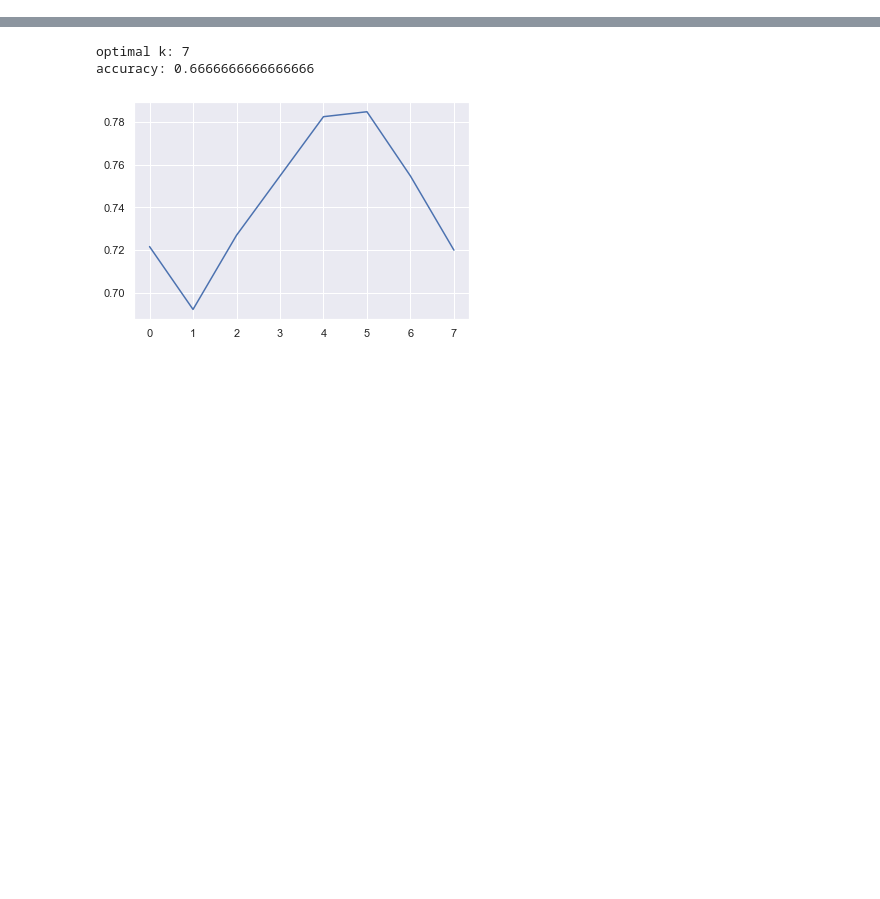
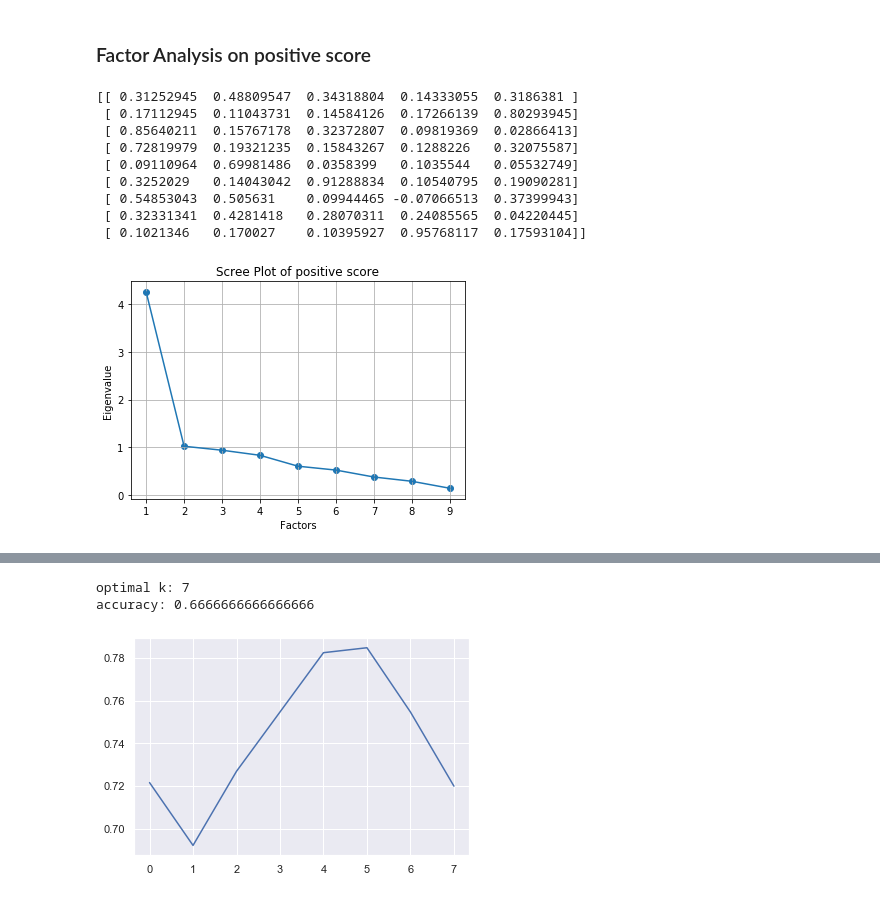
Before and after one commit to shizhs/COMP9417-Project, a Jupyter notebook: Project.ipynb, the cells around one changed output, grey strips where cells are left out. Drawn from its saved outputs; the diff is of its cells as text; code cells hidden in the pictures; blank space fills up the shorter version.

```diff
--- a/Project.ipynb
+++ b/Project.ipynb
@@ -293,0 +110,31 @@ data = [torch.tensor(inputs['conversation'][0]) for _ in range(10)]
+# %% [markdown]
+### Factor Analysis on positive score ###
+# %%
+fa = FactorAnalyzer(rotation='varimax', n_factors = 5)
+fa.fit(df_pos_post)
+
+# Check Eigenvalues
+ev, v = fa.get_eigenvalues()
+ev
+
+print(fa.loadings_)
+fa.get_factor_variance()
+df_pos_post.corr()
+plt.scatter(range(1,df_pos_post.shape[1]+1),ev)
+plt.plot(range(1,df_pos_post.shape[1]+1),ev)
+plt.title('Scree Plot of positive score')
+plt.xlabel('Factors')
+plt.ylabel('Eigenvalue')
+plt.grid()
+plt.show()
+# %% [output]
+[[ 0.31252945  0.48809547  0.34318804  0.14333055  0.3186381 ]
+ [ 0.17112945  0.11043731  0.14584126  0.17266139  0.80293945]
+ [ 0.85640211  0.15767178  0.32372807  0.09819369  0.02866413]
+ [ 0.72819979  0.19321235  0.15843267  0.1288226   0.32075587]
+ [ 0.09110964  0.69981486  0.0358399   0.1035544   0.05532749]
+ [ 0.3252029   0.14043042  0.91288834  0.10540795  0.19090281]
+ [ 0.54853043  0.505631    0.09944465 -0.07066513  0.37399943]
+ [ 0.32331341  0.4281418   0.28070311  0.24085565  0.04220445]
+ [ 0.1021346   0.170027    0.10395927  0.95768117  0.17593104]]
+[figure, added]
```
Also changed, not shown: parts of 53 cells of this notebook, 17 other files.
